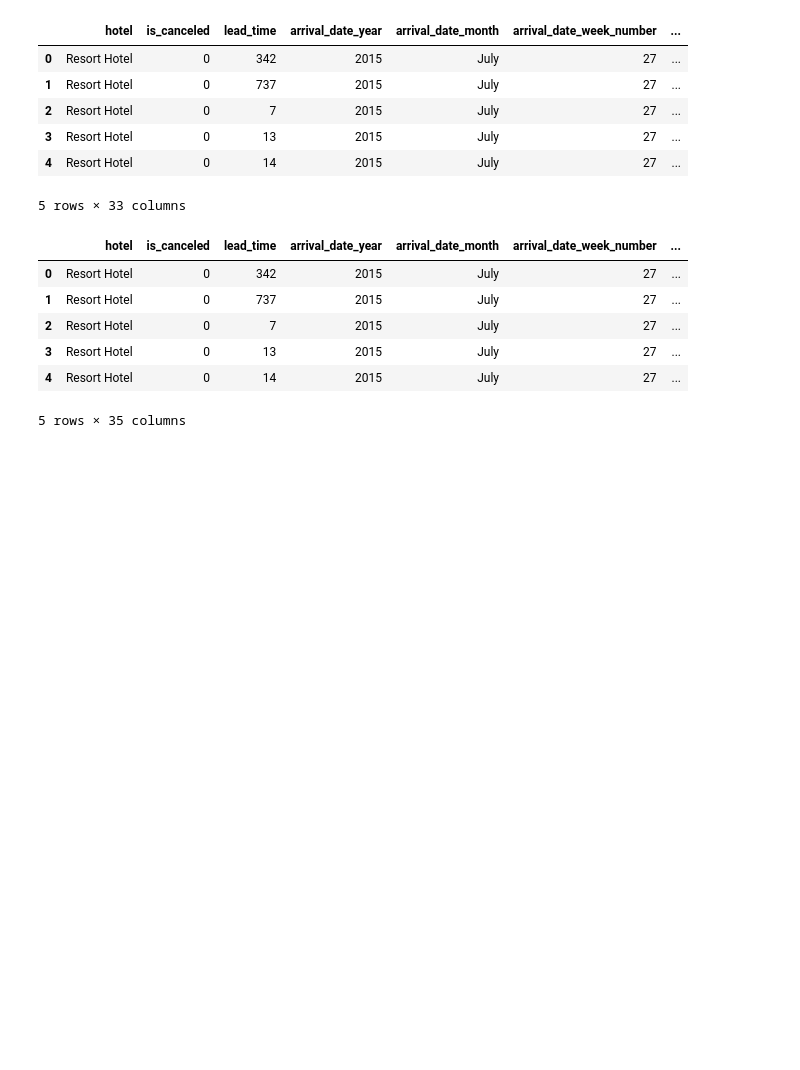
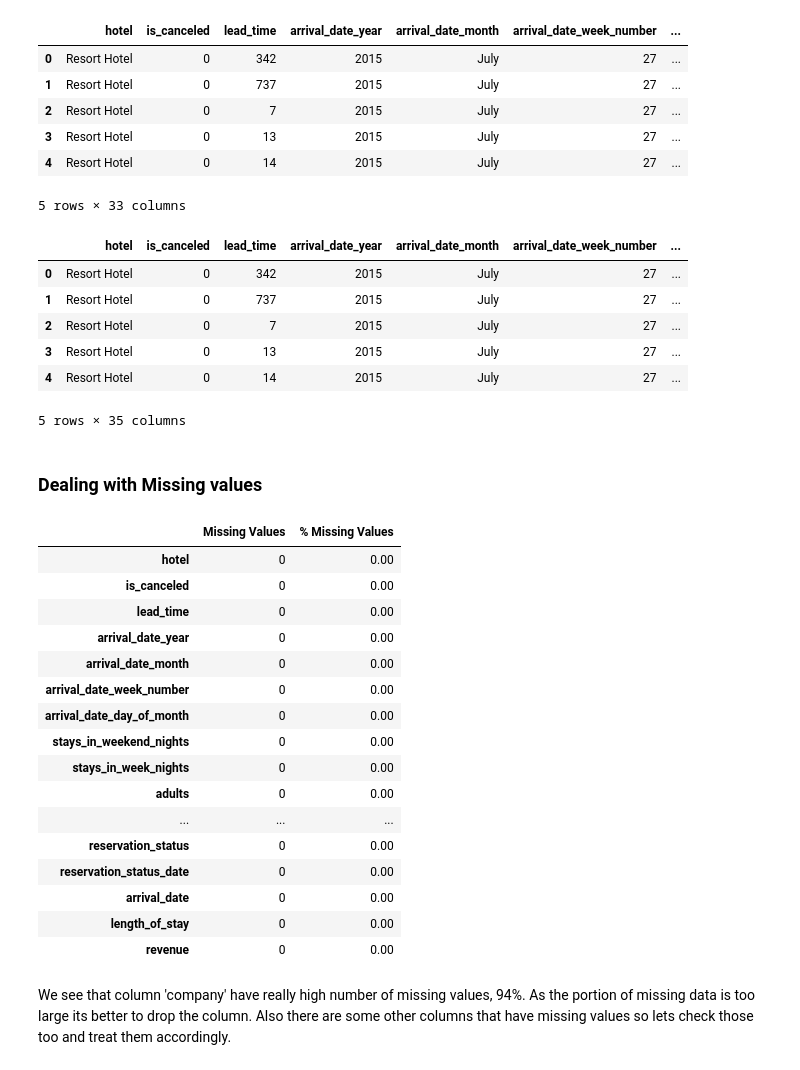
Before and after one commit to shubhpanchal/EDA--HotelAnalysis-AlmabetterCapstoneProject, a Jupyter notebook: Copy_of_Hotel_Booking_Analysis_Capstone_Project.ipynb, the cells around one changed output. Drawn from its saved outputs; the diff is of its cells as text; code cells hidden in the pictures; blank space fills up the shorter version.

```diff
--- a/Copy_of_Hotel_Booking_Analysis_Capstone_Project.ipynb
+++ b/Copy_of_Hotel_Booking_Analysis_Capstone_Project.ipynb
@@ -180,3 +180,28 @@ hotel.head()
 | 3 | Resort Hotel | 0 | 13 | 2015 | July | 27 | ... |
 | 4 | Resort Hotel | 0 | 14 | 2015 | July | 27 | ... |
 5 rows × 35 columns
+# %% [markdown]
+### Dealing with Missing values
+# %%
+# Checking for Missing Values
+pd.concat([hotel.isnull().sum(),round(100*(hotel.isnull().sum()/len(hotel)),2)], axis=1, keys=['Missing Values', '% Missing Values'])
+# %% [output]
+|  | Missing Values | % Missing Values |
+| hotel | 0 | 0.00 |
+| is_canceled | 0 | 0.00 |
+| lead_time | 0 | 0.00 |
+| arrival_date_year | 0 | 0.00 |
+| arrival_date_month | 0 | 0.00 |
+| arrival_date_week_number | 0 | 0.00 |
+| arrival_date_day_of_month | 0 | 0.00 |
+| stays_in_weekend_nights | 0 | 0.00 |
+| stays_in_week_nights | 0 | 0.00 |
+| adults | 0 | 0.00 |
+| ... | ... | ... |
+| reservation_status | 0 | 0.00 |
+| reservation_status_date | 0 | 0.00 |
+| arrival_date | 0 | 0.00 |
+| length_of_stay | 0 | 0.00 |
+| revenue | 0 | 0.00 |
+# %% [markdown]
+We see that column 'company' have really high number of missing values, 94%. As the portion of missing data is too large its better to drop the column. Also there are some other columns that have missing values so lets check those too and treat them accordingly.
```
Also changed, not shown: parts of 19 cells of this notebook.
